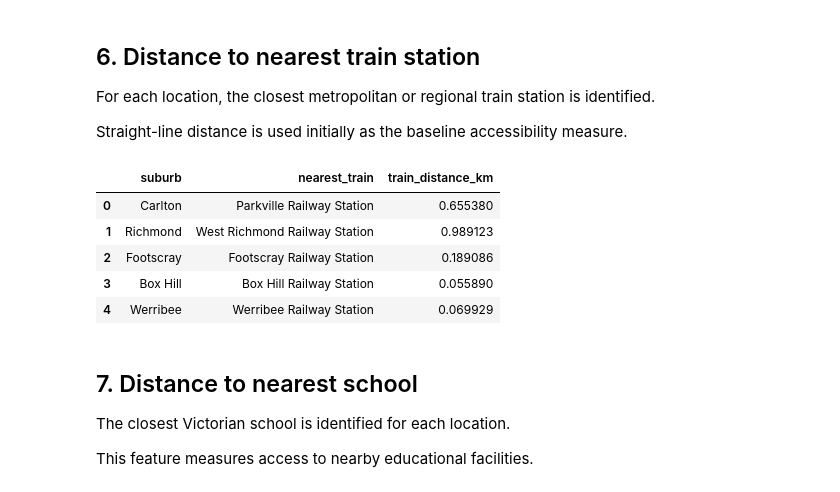
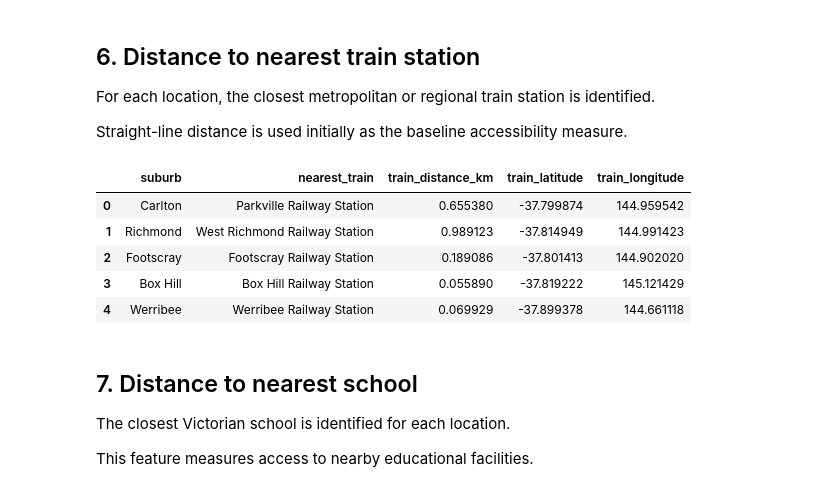
Before and after one commit to mdharmawan19/industry-project-group-55, a Jupyter notebook: notebooks/05_geospatial_routing.ipynb, the cells around one changed output. Saved outputs shown, nothing was run; the diff lists cells and outputs as text; code cells hidden in the pictures.

Commit message:
Add train, school and routing accessibility features

```diff
--- a/notebooks/05_geospatial_routing.ipynb
+++ b/notebooks/05_geospatial_routing.ipynb
@@ -255,7 +252,8 @@ def add_nearest_poi(
     locations,
     pois,
     poi_name=None,
-    prefix="poi"
+    prefix="poi",
+    keep_coordinates=False
 ):
 
     locations = locations.copy()
@@ -283,6 +281,8 @@ def add_nearest_poi(
         k=1
     )
 
+    nearest_indices = indices[:, 0]
+
     locations[f"{prefix}_distance_km"] = (
         distances[:, 0]
         * EARTH_RADIUS_KM
@@ -290,8 +290,18 @@ def add_nearest_poi(
 
     if poi_name is not None:
         locations[f"nearest_{prefix}"] = (
-            pois
-            .iloc[indices[:, 0]][poi_name]
+            pois.iloc[nearest_indices][poi_name]
+            .to_numpy()
+        )
+
+    if keep_coordinates:
+        locations[f"{prefix}_latitude"] = (
+            pois.iloc[nearest_indices]["latitude"]
+            .to_numpy()
+        )
+
+        locations[f"{prefix}_longitude"] = (
+            pois.iloc[nearest_indices]["longitude"]
             .to_numpy()
         )
 
@@ -307,25 +317,28 @@ measure.
 # %%
 test_locations = add_nearest_poi(
     locations=test_locations,
     pois=stations,
     poi_name="stop_name",
-    prefix="train"
+    prefix="train",
+    keep_coordinates=True
 )
 
 test_locations[
     [
         "suburb",
         "nearest_train",
-        "train_distance_km"
+        "train_distance_km",
+        "train_latitude",
+        "train_longitude"
     ]
 ]
 # %% [output]
-|  | suburb | nearest_train | train_distance_km |
-| 0 | Carlton | Parkville Railway Station | 0.655380 |
-| 1 | Richmond | West Richmond Railway Station | 0.989123 |
-| 2 | Footscray | Footscray Railway Station | 0.189086 |
-| 3 | Box Hill | Box Hill Railway Station | 0.055890 |
-| 4 | Werribee | Werribee Railway Station | 0.069929 |
+|  | suburb | nearest_train | train_distance_km | train_latitude | train_longitude |
+| 0 | Carlton | Parkville Railway Station | 0.655380 | -37.799874 | 144.959542 |
+| 1 | Richmond | West Richmond Railway Station | 0.989123 | -37.814949 | 144.991423 |
+| 2 | Footscray | Footscray Railway Station | 0.189086 | -37.801413 | 144.902020 |
+| 3 | Box Hill | Box Hill Railway Station | 0.055890 | -37.819222 | 145.121429 |
+| 4 | Werribee | Werribee Railway Station | 0.069929 | -37.899378 | 144.661118 |
 # %% [markdown]
 ## 7. Distance to nearest school
 
```
Also changed, not shown: parts of 18 cells of this notebook.
